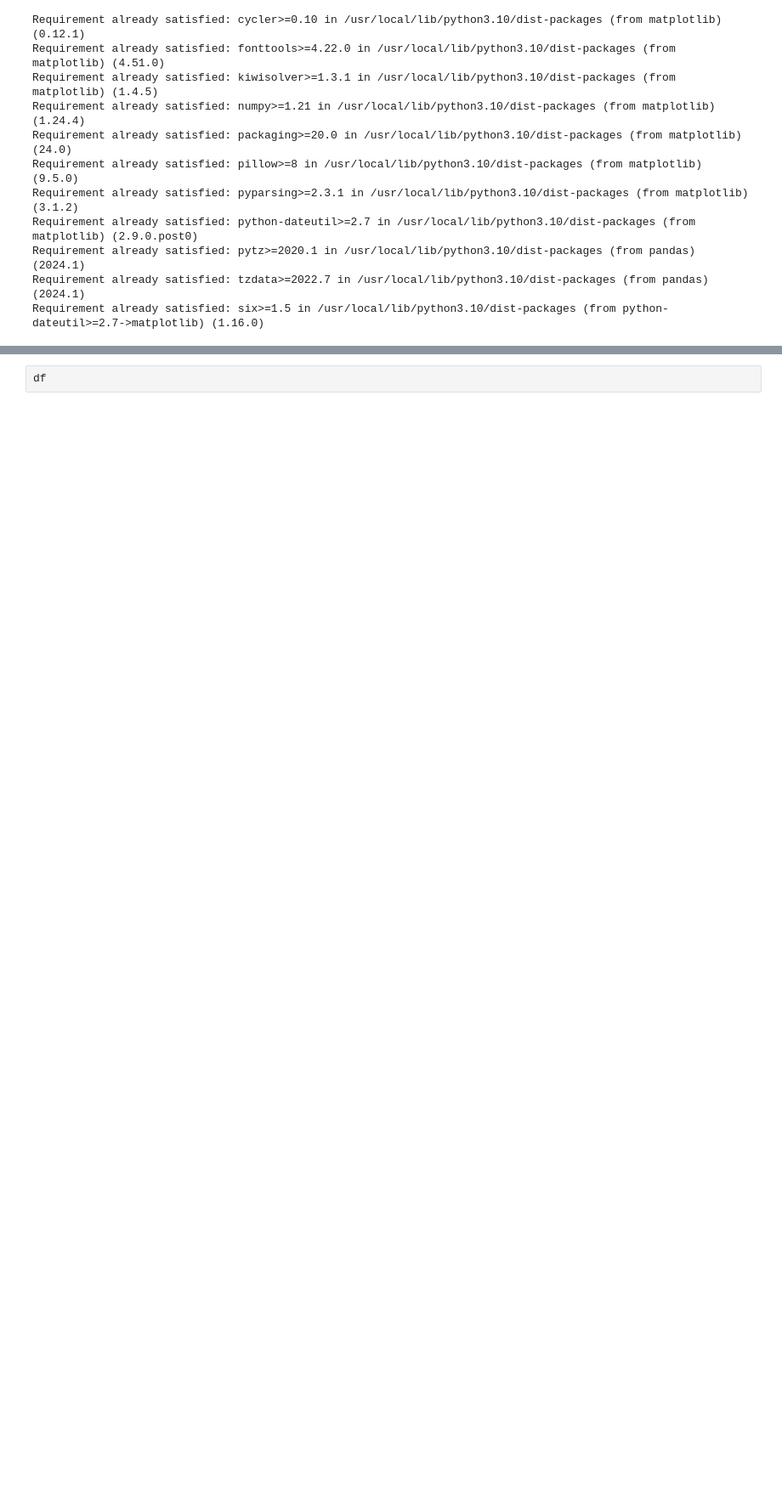
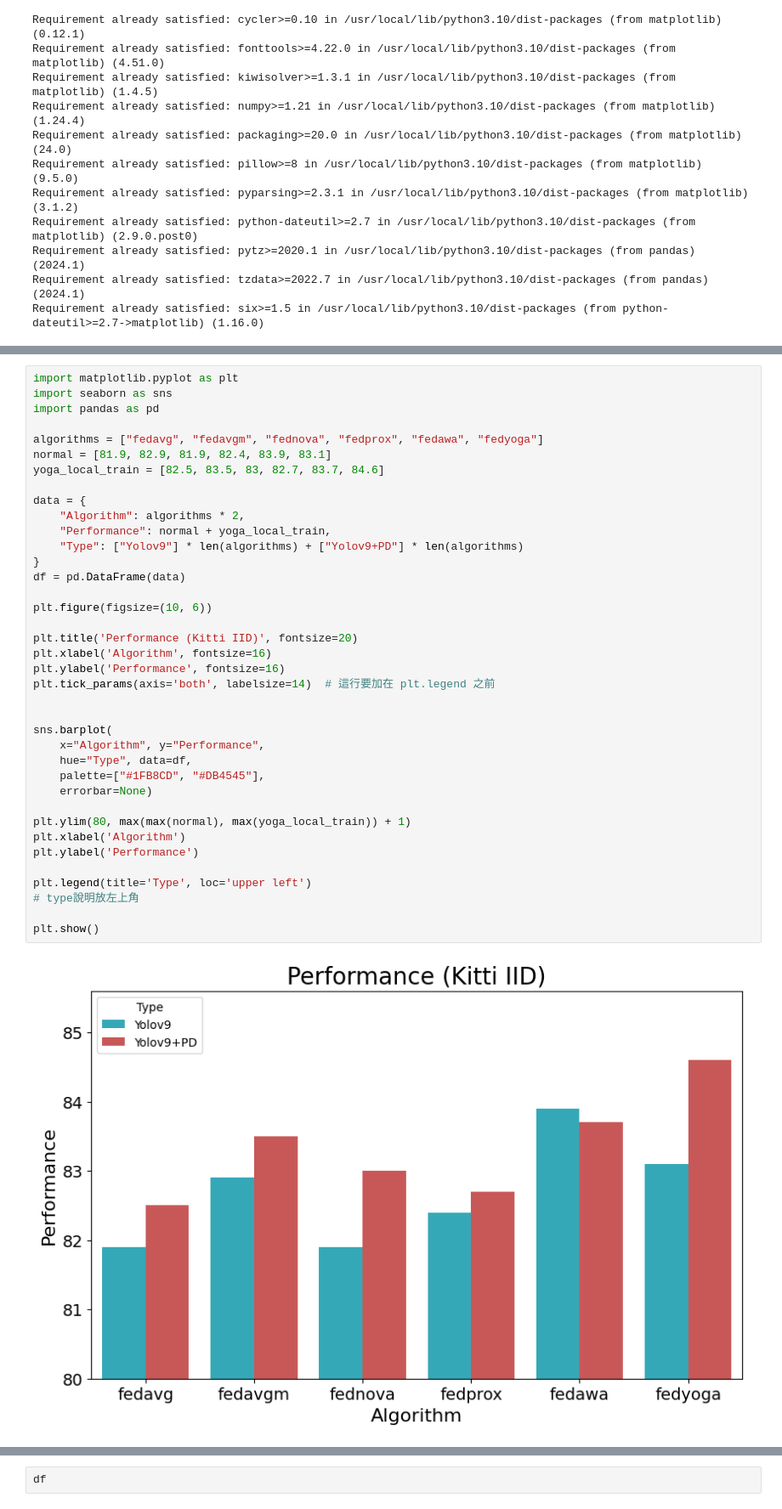
Before and after one commit to waue0920/fl_yolo_slurm, a Jupyter notebook: tools/fedyoga分析圖.ipynb, the cells around one changed output, grey strips where cells are left out. Shown at 85% size. Drawn from its saved outputs; the diff is of its cells as text; blank space fills up the shorter version.

```diff
--- a/tools/fedyoga分析圖.ipynb
+++ b/tools/fedyoga分析圖.ipynb
@@ -144,0 +66,40 @@ plt.show()
+# %%
+import matplotlib.pyplot as plt
+import seaborn as sns
+import pandas as pd
+
+algorithms = ["fedavg", "fedavgm", "fednova", "fedprox", "fedawa", "fedyoga"]
+normal = [81.9, 82.9, 81.9, 82.4, 83.9, 83.1]
+yoga_local_train = [82.5, 83.5, 83, 82.7, 83.7, 84.6]
+
+data = {
+    "Algorithm": algorithms * 2,
+    "Performance": normal + yoga_local_train,
+    "Type": ["Yolov9"] * len(algorithms) + ["Yolov9+PD"] * len(algorithms)
+}
+df = pd.DataFrame(data)
+
+plt.figure(figsize=(10, 6))
+
+plt.title('Performance (Kitti IID)', fontsize=20)
+plt.xlabel('Algorithm', fontsize=16)
+plt.ylabel('Performance', fontsize=16)
+plt.tick_params(axis='both', labelsize=14)  # 這行要加在 plt.legend 之前
+
+
+sns.barplot(
+    x="Algorithm", y="Performance",
+    hue="Type", data=df,
+    palette=["#1FB8CD", "#DB4545"],
+    errorbar=None)
+
+plt.ylim(80, max(max(normal), max(yoga_local_train)) + 1)
+plt.xlabel('Algorithm')
+plt.ylabel('Performance')
+
+plt.legend(title='Type', loc='upper left')
+# type說明放左上角
+
+plt.show()
+# %% [output]
+[figure, new version]
```
Also changed, not shown: parts of 16 cells of this notebook, 18 other files.
